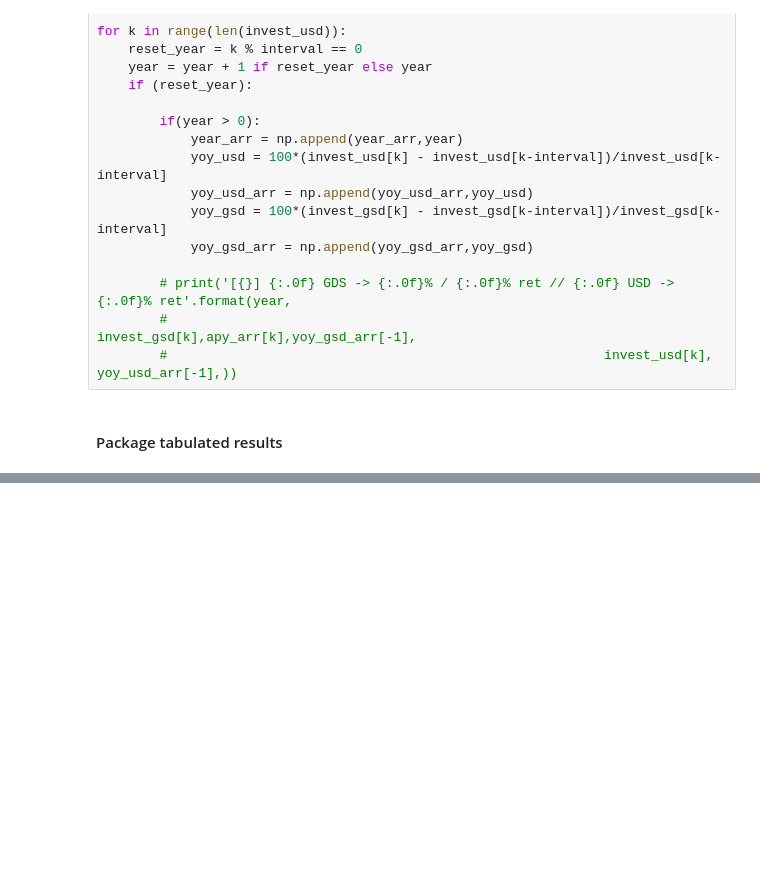
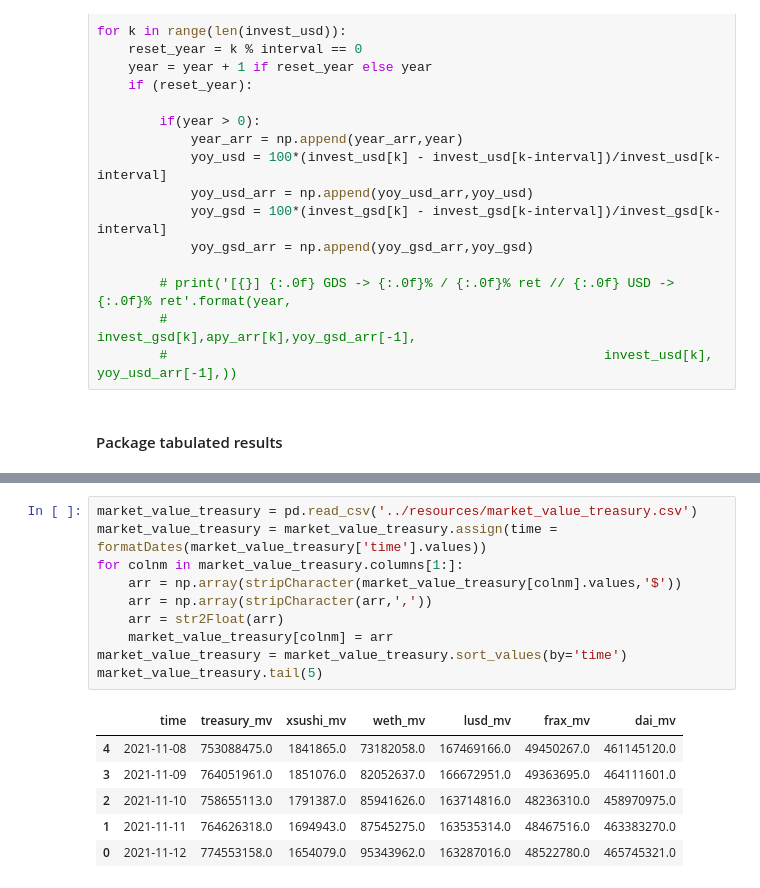
Before and after one commit to icmoore/dao_research, a Jupyter notebook: notebooks/gsd_tokenomics.ipynb, the cells around one changed output, grey strips where cells are left out. Drawn from its saved outputs; the diff is of its cells as text; blank space fills up the shorter version.

```diff
--- a/notebooks/gsd_tokenomics.ipynb
+++ b/notebooks/gsd_tokenomics.ipynb
@@ -395,0 +421,17 @@ res.head(36)
+# %%
+market_value_treasury = pd.read_csv('../resources/market_value_treasury.csv')
+market_value_treasury = market_value_treasury.assign(time = formatDates(market_value_treasury['time'].values))
+for colnm in market_value_treasury.columns[1:]:
+    arr = np.array(stripCharacter(market_value_treasury[colnm].values,'$'))
+    arr = np.array(stripCharacter(arr,','))
+    arr = str2Float(arr)
+    market_value_treasury[colnm] = arr
+market_value_treasury = market_value_treasury.sort_values(by='time')
+market_value_treasury.tail(5)
+# %% [output]
+|  | time | treasury_mv | xsushi_mv | weth_mv | lusd_mv | frax_mv | dai_mv |
+| 4 | 2021-11-08 | 753088475.0 | 1841865.0 | 73182058.0 | 167469166.0 | 49450267.0 | 461145120.0 |
+| 3 | 2021-11-09 | 764051961.0 | 1851076.0 | 82052637.0 | 166672951.0 | 49363695.0 | 464111601.0 |
+| 2 | 2021-11-10 | 758655113.0 | 1791387.0 | 85941626.0 | 163714816.0 | 48236310.0 | 458970975.0 |
+| 1 | 2021-11-11 | 764626318.0 | 1694943.0 | 87545275.0 | 163535314.0 | 48467516.0 | 463383270.0 |
+| 0 | 2021-11-12 | 774553158.0 | 1654079.0 | 95343962.0 | 163287016.0 | 48522780.0 | 465745321.0 |
```
Also changed, not shown: parts of 11 cells of this notebook, 8 other files.
